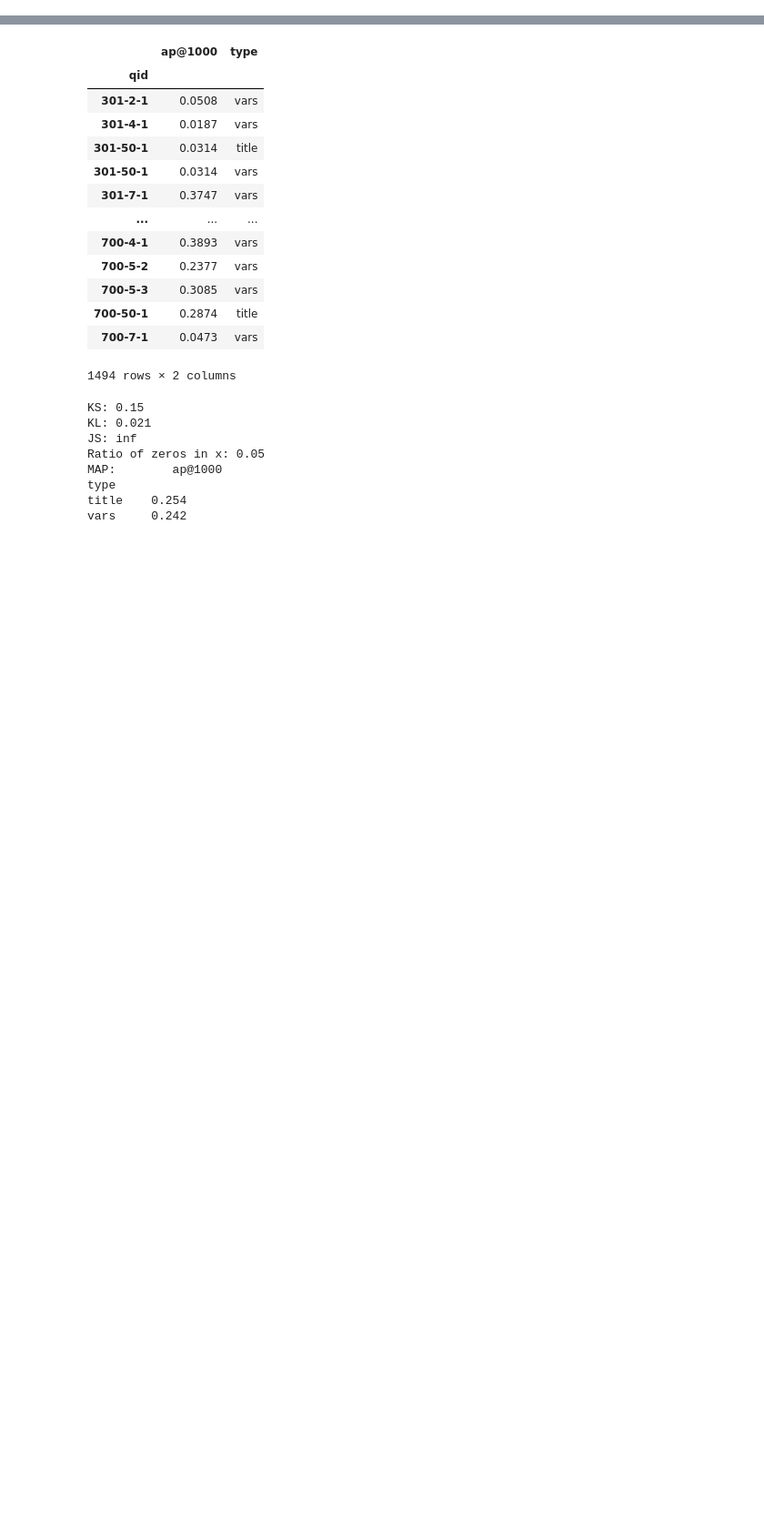
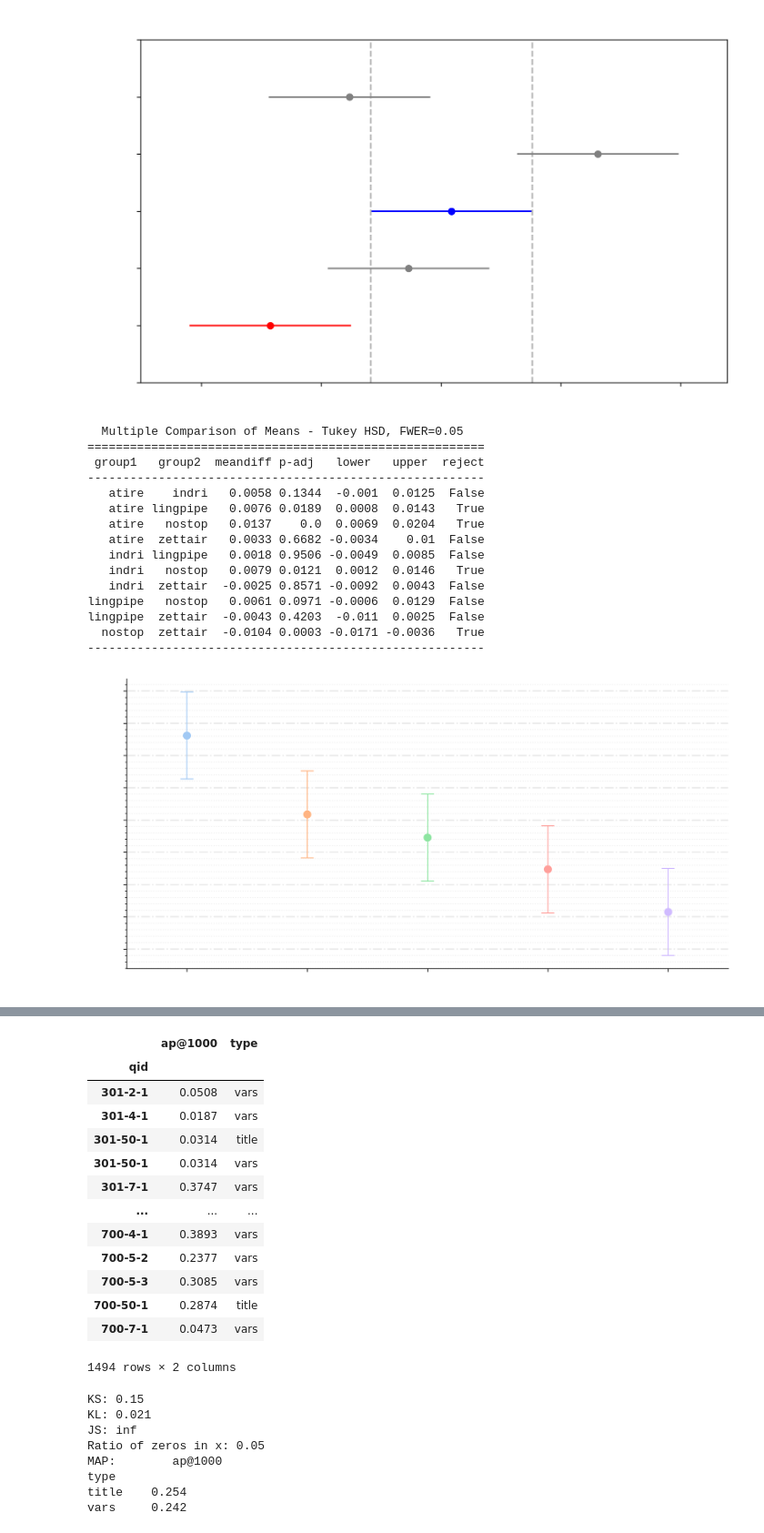
Before and after one commit to Zendelo/cs-qpp, a Jupyter notebook: SARE-plots.ipynb, the cells around one changed output, grey strips where cells are left out. Shown at 91% size. Saved outputs shown, nothing was run; the diff lists cells and outputs as text; code cells hidden in the pictures; blank space fills up the shorter version.

```diff
--- a/SARE-plots.ipynb
+++ b/SARE-plots.ipynb
@@ -133,0 +189,28 @@ plt.close()
+# %%
+# plt.rcParams.update(plt.rcParamsDefault)
+plt.rcParams.update(thesis_fmt)
+
+tukey_stoplists = pairwise_tukeyhsd(endog=predictors_comp['value'], groups=predictors_comp['stoplist'], alpha=0.05)
+tukey_res_df = pd.DataFrame(data=tukey_stoplists._results_table.data[1:], columns=tukey_stoplists._results_table.data[0])
+tukey_stoplists.plot_simultaneous(comparison_name='lingpipe')
+plt.show()
+print(tukey_stoplists.summary())
+plot_tukeys_hsd(tukey_stoplists, file_name='sare_title_tukey_stoplists.pdf', save_fig=True)
+# %% [output]
+[figure, added]
+  Multiple Comparison of Means - Tukey HSD, FWER=0.05
+========================================================
+ group1   group2  meandiff p-adj   lower   upper  reject
+--------------------------------------------------------
+   atire    indri   0.0058 0.1344  -0.001  0.0125  False
+   atire lingpipe   0.0076 0.0189  0.0008  0.0143   True
+   atire   nostop   0.0137    0.0  0.0069  0.0204   True
+   atire  zettair   0.0033 0.6682 -0.0034    0.01  False
+   indri lingpipe   0.0018 0.9506 -0.0049  0.0085  False
+   indri   nostop   0.0079 0.0121  0.0012  0.0146   True
+   indri  zettair  -0.0025 0.8571 -0.0092  0.0043  False
+lingpipe   nostop   0.0061 0.0971 -0.0006  0.0129  False
+lingpipe  zettair  -0.0043 0.4203  -0.011  0.0025  False
+  nostop  zettair  -0.0104 0.0003 -0.0171 -0.0036   True
+--------------------------------------------------------
+[figure, added]
```
Also changed, not shown: parts of 5 cells of this notebook.
